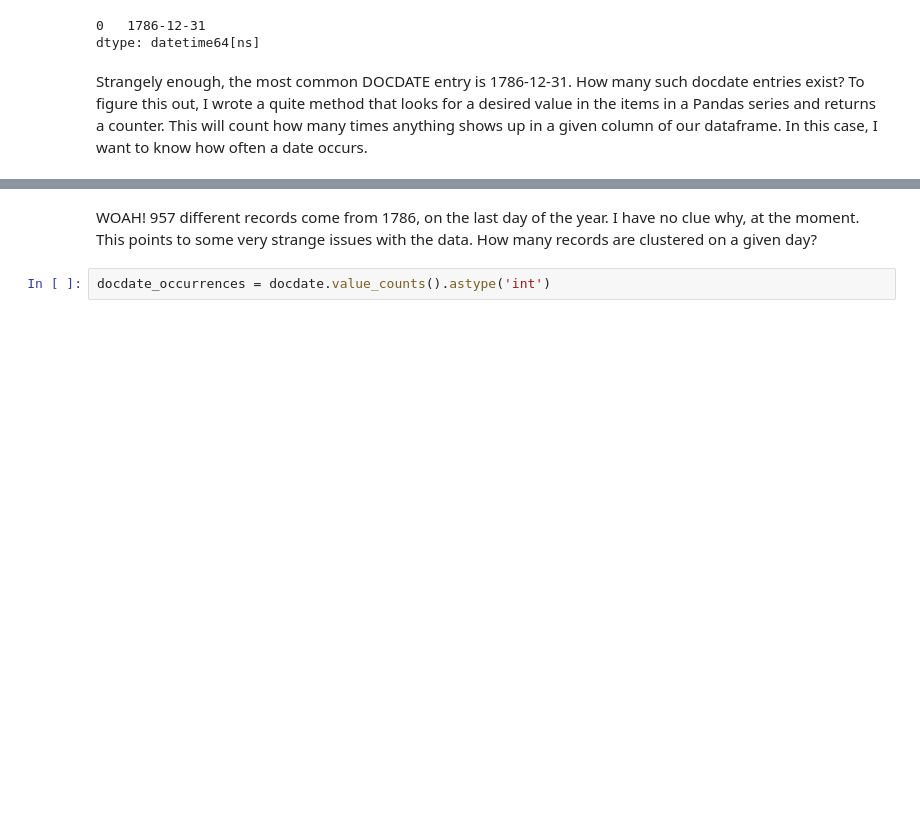
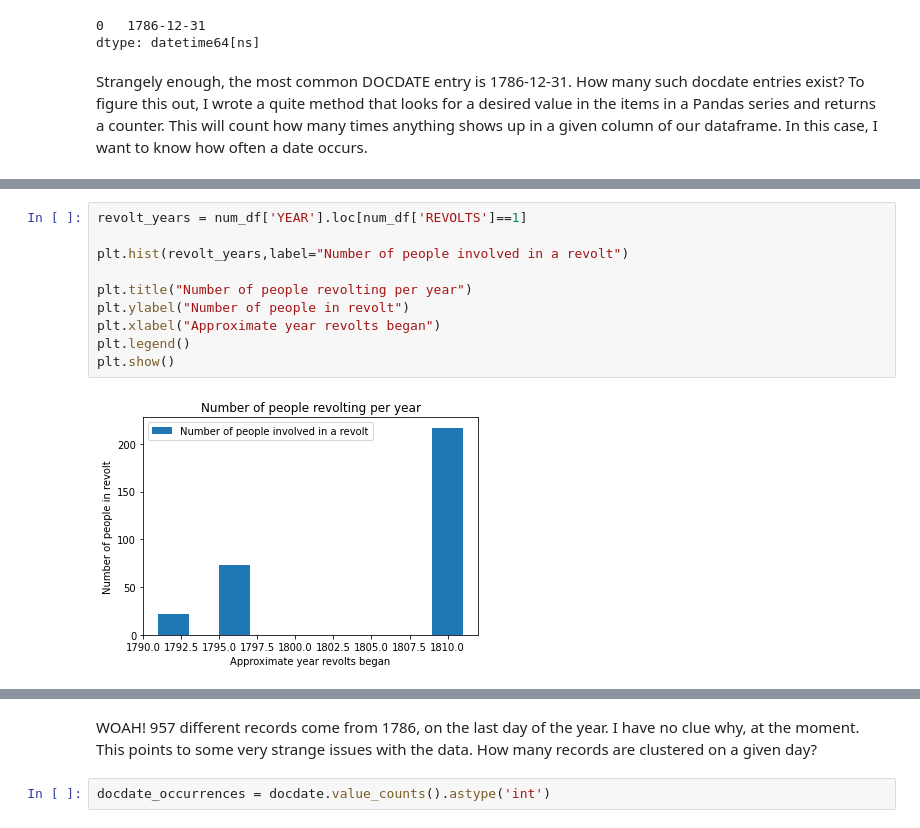
Before and after one commit to janneyt/Slave-Experience-Data-Analysis, a Jupyter notebook: SlaveExperienceLouisianaPart1(1).ipynb, the cells around one changed output, grey strips where cells are left out. Saved outputs shown, nothing was run; the diff lists cells and outputs as text; blank space fills up the shorter version.

```diff
--- a/SlaveExperienceLouisianaPart1(1).ipynb
+++ b/SlaveExperienceLouisianaPart1(1).ipynb
@@ -1112,0 +1360,12 @@ def search_for_value(series, desired):
+# %%
+revolt_years = num_df['YEAR'].loc[num_df['REVOLTS']==1]
+
+plt.hist(revolt_years,label="Number of people involved in a revolt")
+
+plt.title("Number of people revolting per year")
+plt.ylabel("Number of people in revolt")
+plt.xlabel("Approximate year revolts began")
+plt.legend()
+plt.show()
+# %% [output]
+[figure, added]
```
Also changed, not shown: parts of 301 cells of this notebook.
